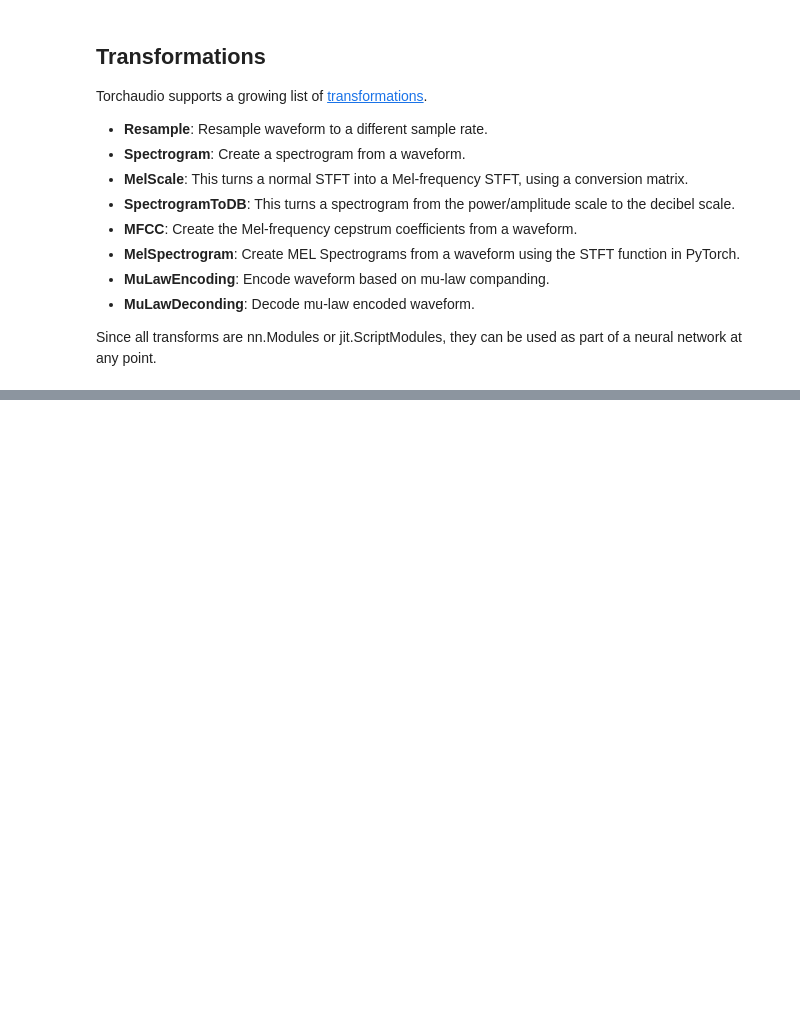
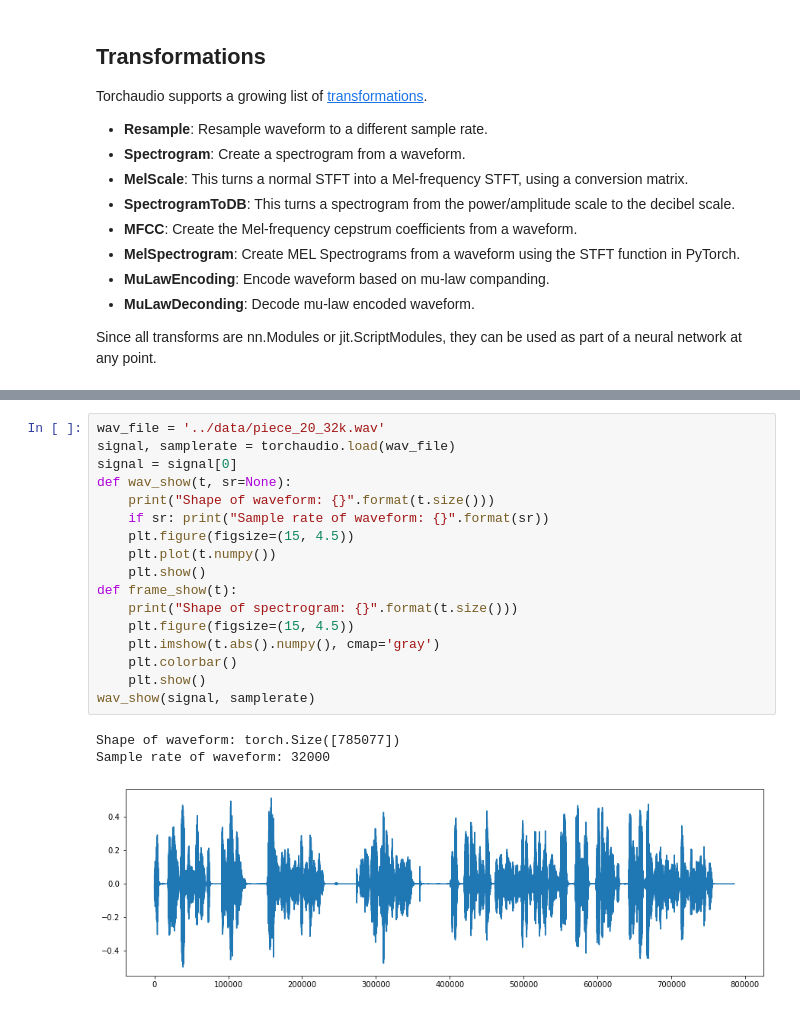
Before and after one commit to ghPRao/sound2text, a Jupyter notebook: notebooks/torchaudio.ipynb, the cells around one changed output, grey strips where cells are left out. Cells and saved outputs as stored; diff of their text form; blank space fills up the shorter version.

```diff
--- a/notebooks/torchaudio.ipynb
+++ b/notebooks/torchaudio.ipynb
@@ -59,0 +195,21 @@ Since all transforms are nn.Modules or jit.ScriptModules, they can be used as pa
+# %%
+wav_file = '../data/piece_20_32k.wav'
+signal, samplerate = torchaudio.load(wav_file)
+signal = signal[0]
+def wav_show(t, sr=None):
+    print("Shape of waveform: {}".format(t.size()))
+    if sr: print("Sample rate of waveform: {}".format(sr))
+    plt.figure(figsize=(15, 4.5))
+    plt.plot(t.numpy())
+    plt.show()
+def frame_show(t):
+    print("Shape of spectrogram: {}".format(t.size()))
+    plt.figure(figsize=(15, 4.5))
+    plt.imshow(t.abs().numpy(), cmap='gray')
+    plt.colorbar()
+    plt.show()
+wav_show(signal, samplerate)
+# %% [output]
+Shape of waveform: torch.Size([785077])
+Sample rate of waveform: 32000
+[figure, added]
```
Also changed, not shown: parts of 30 cells of this notebook, 3 other files.
